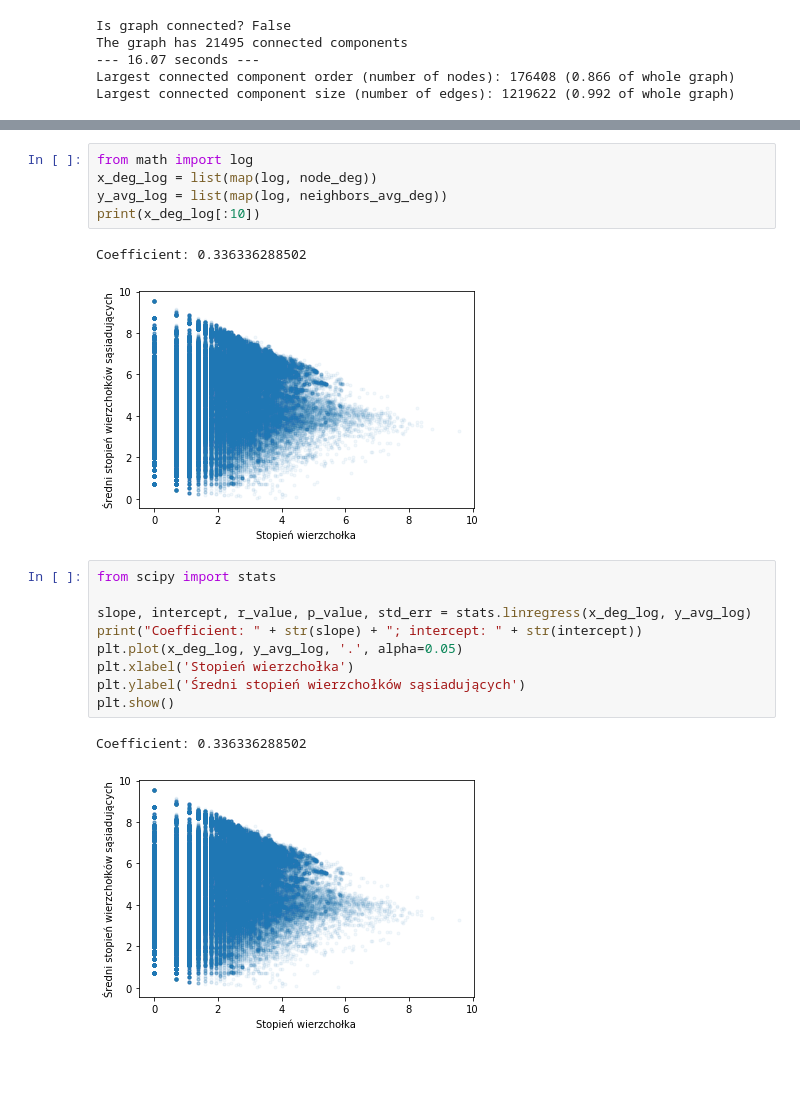
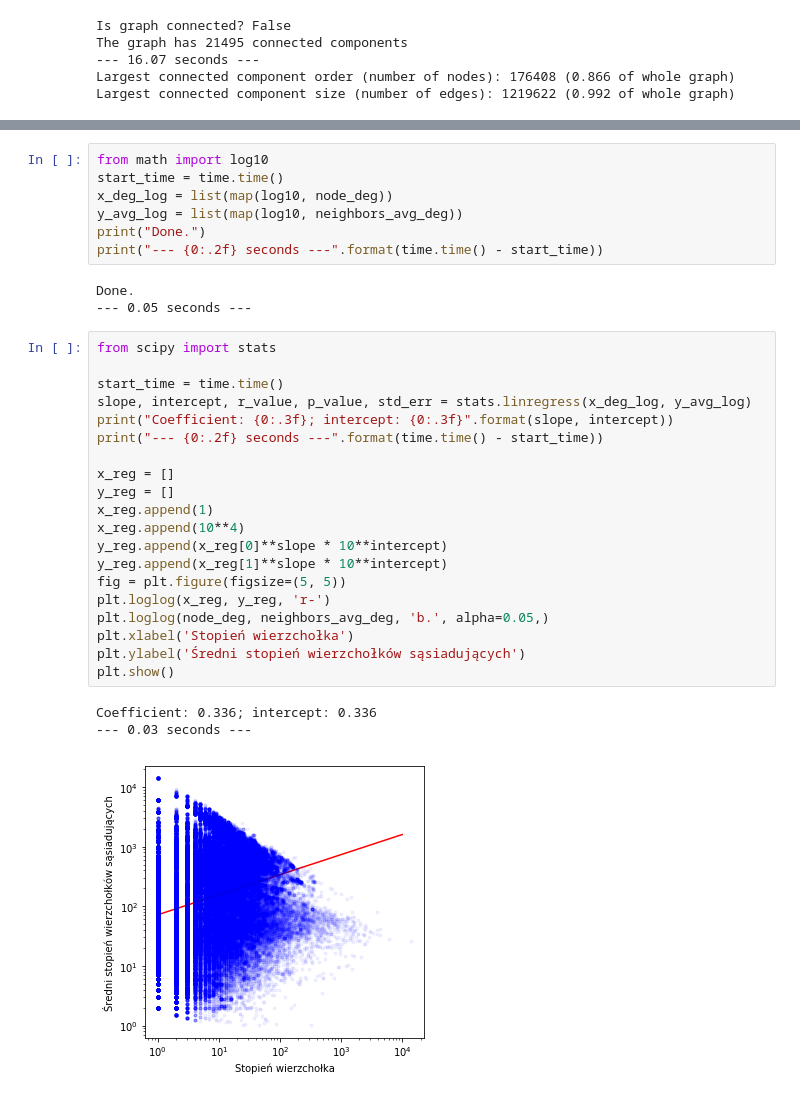
Before and after one commit to michalzurek/maven-artifacts-dependencies, a Jupyter notebook: maven-artifacts-dependencies.ipynb, the cells around one changed output, grey strips where cells are left out. Saved outputs shown, nothing was run; the diff lists cells and outputs as text; blank space fills up the shorter version.

Commit message:
assortativity and pearson coefficients

```diff
--- a/maven-artifacts-dependencies.ipynb
+++ b/maven-artifacts-dependencies.ipynb
@@ -127,20 +127,34 @@ Coefficient: 0.336336288502
 # %%
-from math import log
-x_deg_log = list(map(log, node_deg))
-y_avg_log = list(map(log, neighbors_avg_deg))
-print(x_deg_log[:10])
+from math import log10
+start_time = time.time()
+x_deg_log = list(map(log10, node_deg))
+y_avg_log = list(map(log10, neighbors_avg_deg))
+print("Done.")
+print("--- {0:.2f} seconds ---".format(time.time() - start_time))
 # %% [output]
-Coefficient: 0.336336288502
+Done.
+--- 0.05 seconds ---
-[figure, removed]
 # %%
 from scipy import stats
 
+start_time = time.time()
 slope, intercept, r_value, p_value, std_err = stats.linregress(x_deg_log, y_avg_log)
-print("Coefficient: " + str(slope) + "; intercept: " + str(intercept))
-plt.plot(x_deg_log, y_avg_log, '.', alpha=0.05)
+print("Coefficient: {0:.3f}; intercept: {0:.3f}".format(slope, intercept))
+print("--- {0:.2f} seconds ---".format(time.time() - start_time))
+
+x_reg = []
+y_reg = []
+x_reg.append(1)
+x_reg.append(10**4)
+y_reg.append(x_reg[0]**slope * 10**intercept)
+y_reg.append(x_reg[1]**slope * 10**intercept)
+fig = plt.figure(figsize=(5, 5))
+plt.loglog(x_reg, y_reg, 'r-')
+plt.loglog(node_deg, neighbors_avg_deg, 'b.', alpha=0.05,)
 plt.xlabel('Stopień wierzchołka')
 plt.ylabel('Średni stopień wierzchołków sąsiadujących')
 plt.show()
 # %% [output]
-Coefficient: 0.336336288502
+Coefficient: 0.336; intercept: 0.336
+--- 0.03 seconds ---
-[figure, old version]
+[figure, new version]
```
Also changed, not shown: parts of 6 cells of this notebook.
